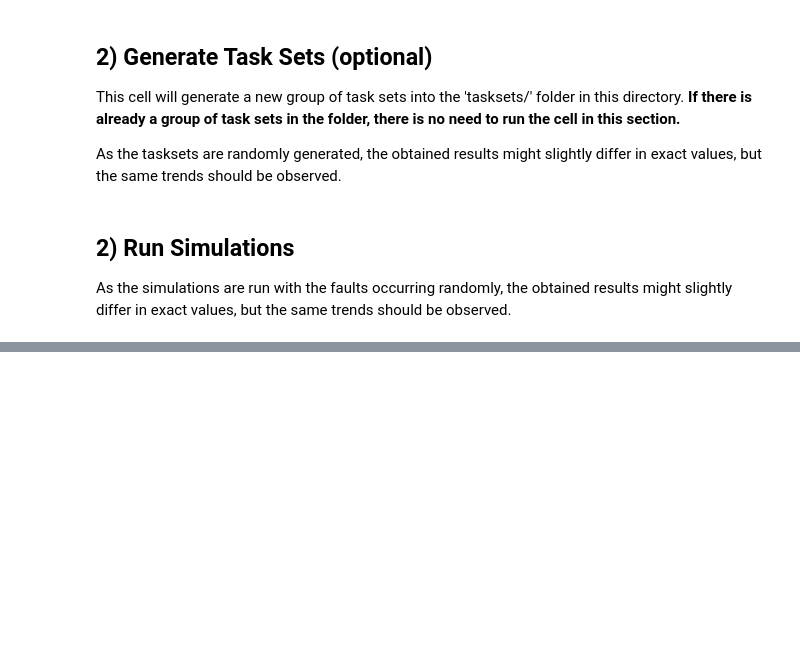
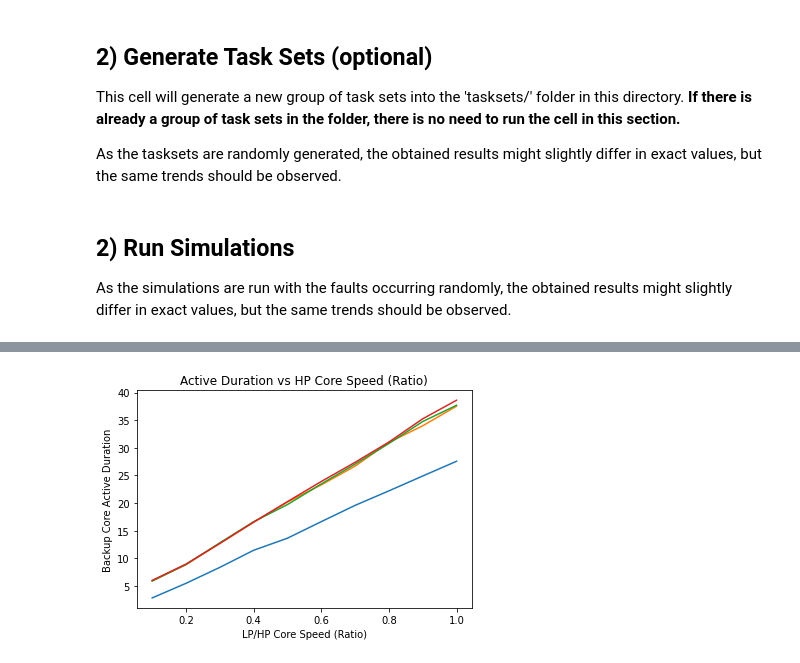
Before and after one commit to amin-kian/FT-RT-Scheduling-with-RL, a Jupyter notebook: FEST and EnSuRe Simulation.ipynb, the cells around one changed output, grey strips where cells are left out. Cells and saved outputs as stored; diff of their text form; code cells hidden in the pictures; blank space fills up the shorter version.

```diff
--- a/FEST and EnSuRe Simulation.ipynb
+++ b/FEST and EnSuRe Simulation.ipynb
@@ -299,12 +397,17 @@ plt.show()
 # %%
 # Plot Backup Core Active Duration vs LP/HP Core Speed
 
-plt.plot(lp_hp_ratios, active_duration_results)
+plt.plot(lp_hp_ratios, active_duration_results[0], label='FEST')
+plt.plot(lp_hp_ratios, active_duration_results[1], label='EnSuRe (2 LP-core)')
+plt.plot(lp_hp_ratios, active_duration_results[2], label='EnSuRe (3 LP-core)')
+plt.plot(lp_hp_ratios, active_duration_results[3], label='EnSuRe (4 LP-core)')
 plt.title('Active Duration vs HP Core Speed (Ratio)')
 plt.xlabel('LP/HP Core Speed (Ratio)')
 plt.ylabel('Backup Core Active Duration')
 
 plt.show()
+# %% [output]
+[figure, added]
 # %%
 # Plot Energy Consumption vs Backup Core Active Duration
 
```
Also changed, not shown: parts of 19 cells of this notebook.
